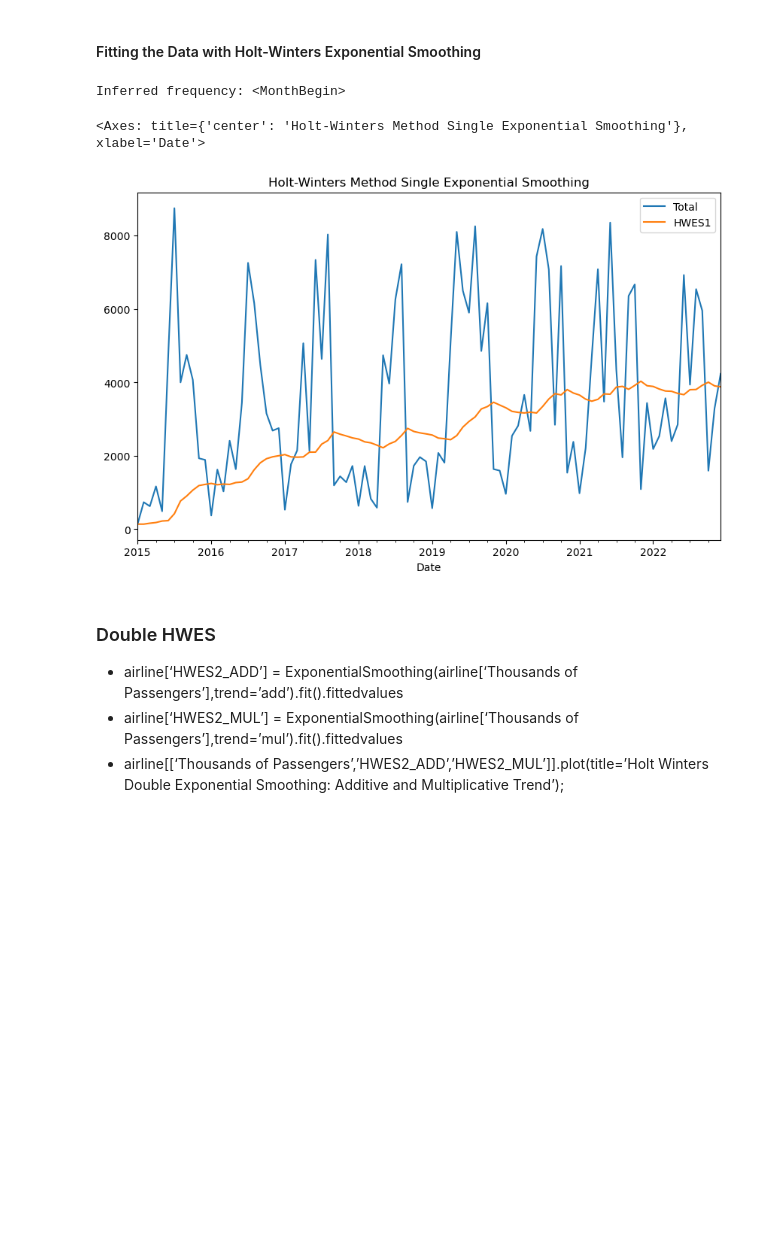
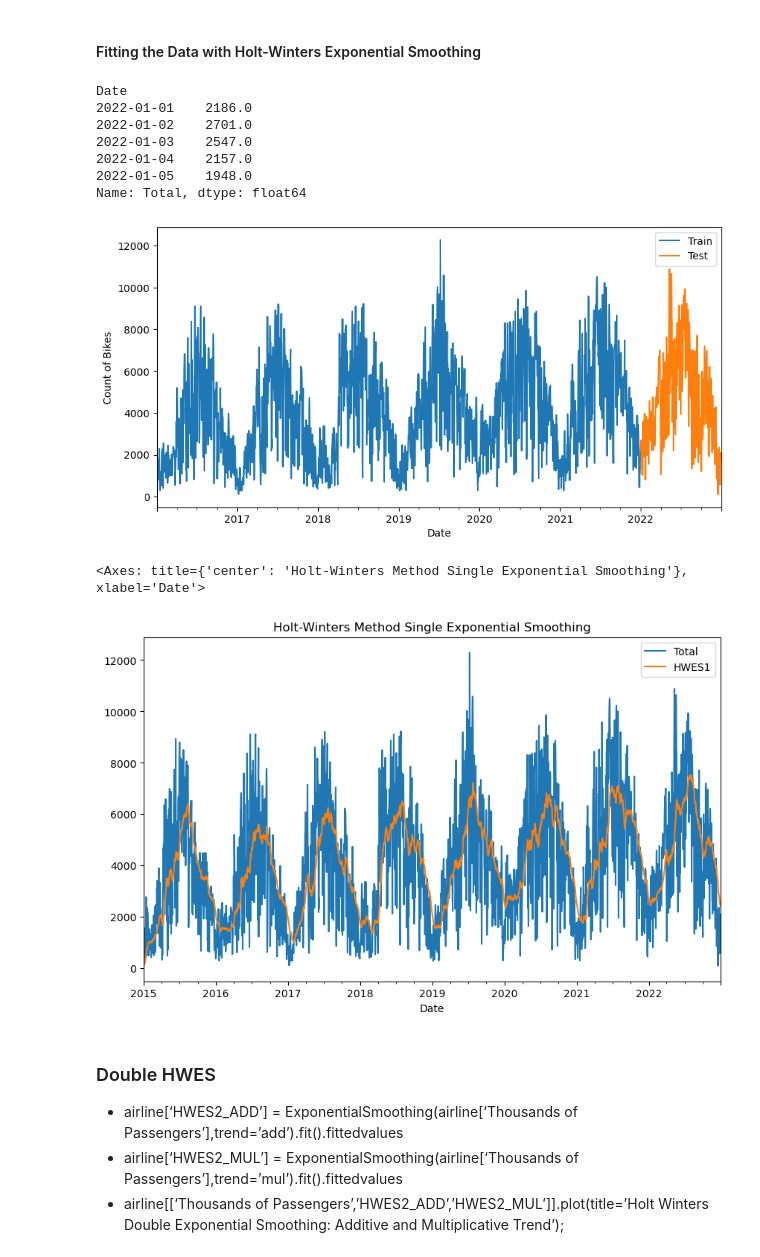
Before and after one commit to cap7586/CaroPeThesis, a Jupyter notebook: Munich_Complete_Analysis/Muc.ipynb, the cells around one changed output. Cells and saved outputs as stored; diff of their text form; code cells hidden in the pictures; blank space fills up the shorter version.

```diff
--- a/Munich_Complete_Analysis/Muc.ipynb
+++ b/Munich_Complete_Analysis/Muc.ipynb
@@ -930,27 +879,48 @@ https://medium.com/analytics-vidhya/holt-winters-forecasting-13c2e60d983f
 # %% [markdown]
 #### Fitting the Data with Holt-Winters Exponential Smoothing
 # %%
-df_m_e_model.index = pd.to_datetime(df_m_e_model.index)
+# Split into training and testing
+df_train = df_m_e_model['Total'].iloc[:len(df_m_e_model) - 365]
+df_test = df_m_e_model['Total'].iloc[len(df_m_e_model) - 365:]
 
-# Check the inferred frequency of the index
-inferred_freq = df_m_e_model.index.freq
-print("Inferred frequency:", inferred_freq)
+print(df_test.head())
 
-# Set the frequency of the index to 'MS' for Month Start if the inferred frequency matches
-if inferred_freq != 'MS':
-    df_m_e_model = df_m_e_model.asfreq('MS')
+# Plot the last 6 years of training data and the testing data
+ax = df_train[-6*365:].plot(figsize=(10, 5))
+df_test.plot(ax=ax)
+plt.legend(['Train', 'Test'])
+plt.xlabel('Date')
+plt.ylabel('Count of Bikes')
+plt.show()
+
+# df_m_e_model.index = pd.to_datetime(df_m_e_model.index)
+
+# # Check the inferred frequency of the index
+# inferred_freq = df_m_e_model.index.freq
+# print("Inferred frequency:", inferred_freq)
+
+# # Set the frequency of the index to 'MS' for Month Start if the inferred frequency matches
+# if inferred_freq != 'MS':
+#     df_m_e_model = df_m_e_model.asfreq('MS')
 
 m = 12
 alpha = 1/(2*m)
 
 #airline[[‘Thousands of Passengers’,’HWES1']].plot(title=’Holt Winters Single Exponential Smoothing’);
 
 df_m_e_model['HWES1'] = SimpleExpSmoothing(df_m_e_model['Total']).fit(smoothing_level=alpha, optimized=False,use_brute=True).fittedvalues
 df_m_e_model[['Total','HWES1']].plot(title='Holt-Winters Method Single Exponential Smoothing')
 # %% [output]
-Inferred frequency: <MonthBegin>
+Date
+2022-01-01    2186.0
+2022-01-02    2701.0
+2022-01-03    2547.0
+2022-01-04    2157.0
+2022-01-05    1948.0
+Name: Total, dtype: float64
+[figure, new version]
 <Axes: title={'center': 'Holt-Winters Method Single Exponential Smoothing'}, xlabel='Date'>
-[figure, old version]
+[figure, added]
 # %% [markdown]
 ### Double HWES
 
```
Also changed, not shown: parts of 12 cells of this notebook, 3 other files.
